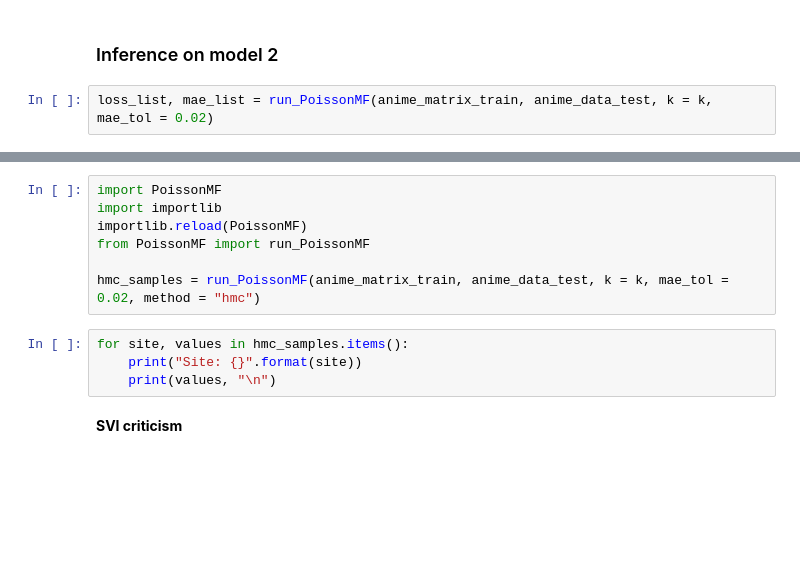
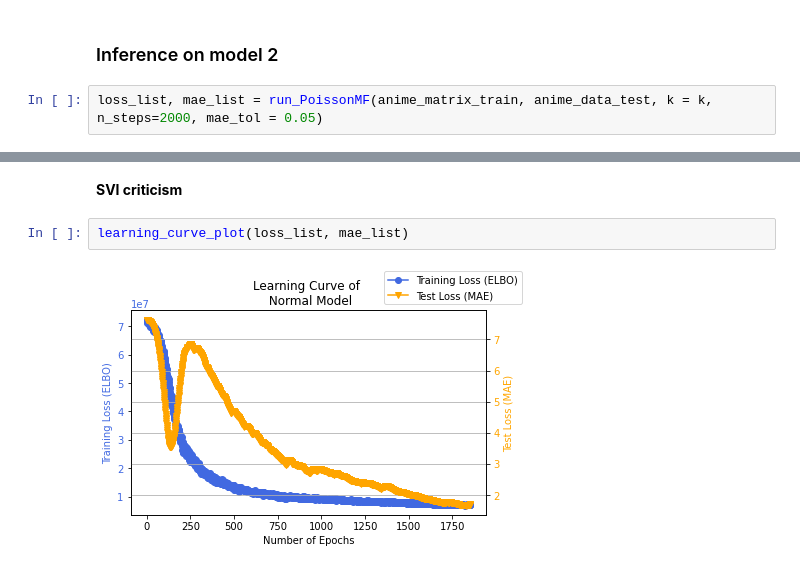
Before and after one commit to wq1701/mlpp_final, a Jupyter notebook: final-project/final-notebook.ipynb, the cells around one changed output, grey strips where cells are left out. Cells and saved outputs as stored; diff of their text form; blank space fills up the shorter version.

Commit message:
retrain Poisson model

```diff
--- a/final-project/final-notebook.ipynb
+++ b/final-project/final-notebook.ipynb
@@ -136,4 +164,4 @@ $$
 # %% [markdown]
 ### Inference on model 2
 # %%
-loss_list, mae_list = run_PoissonMF(anime_matrix_train, anime_data_test, k = k, mae_tol = 0.02)
+loss_list, mae_list = run_PoissonMF(anime_matrix_train, anime_data_test, k = k, n_steps=2000, mae_tol = 0.05)
@@ -140,16 +178,9 @@ loss_list, mae_list = run_PoissonMF(anime_matrix_train, anime_data_test, k = k,
-# %%
-import PoissonMF
-import importlib
-importlib.reload(PoissonMF)
-from PoissonMF import run_PoissonMF
-
-hmc_samples = run_PoissonMF(anime_matrix_train, anime_data_test, k = k, mae_tol = 0.02, method = "hmc")
-# %%
-for site, values in hmc_samples.items():
-    print("Site: {}".format(site))
-    print(values, "\n")
 # %% [markdown]
 **SVI criticism**
+# %%
+learning_curve_plot(loss_list, mae_list)
+# %% [output]
+[figure, added]
 # %%
 R = torch.mm(pyro.param("u_mean"), pyro.param("v_mean").t())
 print(f'SVI estimate of R: {R}')
```
Also changed, not shown: parts of 15 cells of this notebook, 1 other file.
